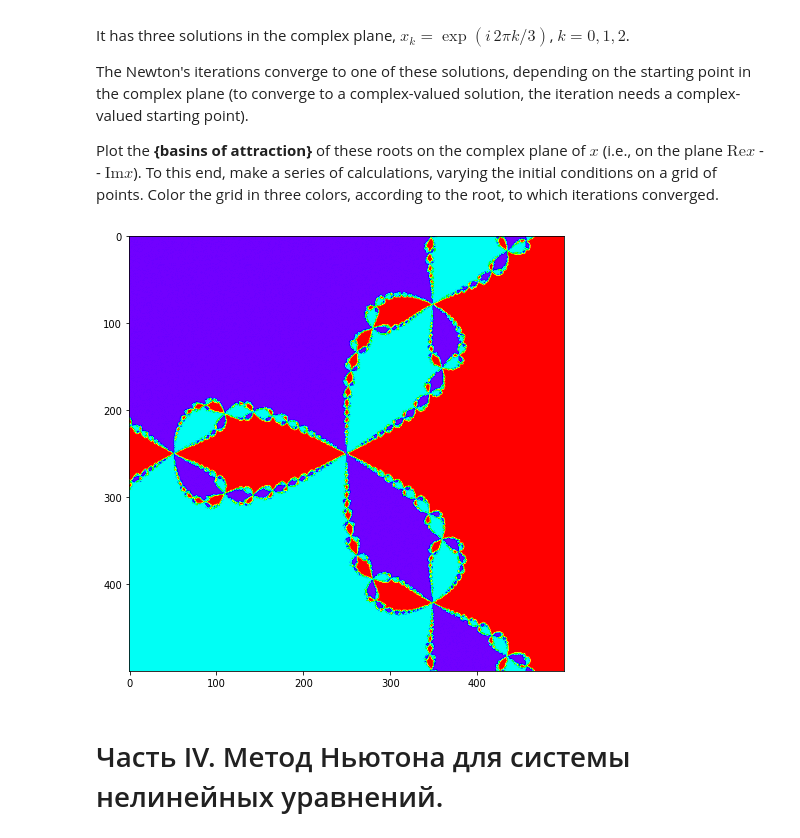
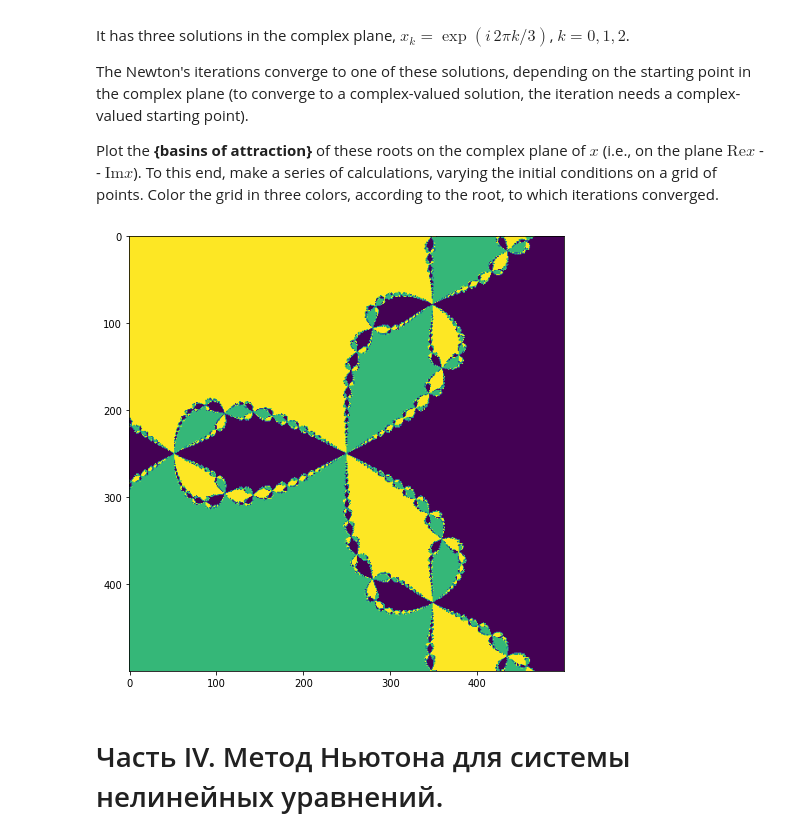
Before and after one commit to nazar-si/calc-phys, a Jupyter notebook: newton_iter.ipynb, the cells around one changed output. Saved outputs shown, nothing was run; the diff lists cells and outputs as text; code cells hidden in the pictures.

```diff
--- a/newton_iter.ipynb
+++ b/newton_iter.ipynb
@@ -190,28 +190,29 @@ The Newton's iterations converge to one of these solutions, depending on the sta
 
 Plot the **{basins of attraction}** of these roots on the complex plane of $x$ (i.e., on the plane $\mathrm{Re}x$ -- $\mathrm{Im}x$). To this end, make a series of calculations, varying the initial conditions on a grid of points. Color the grid in three colors, according to the root, to which iterations converged.
 # %%
-roots=np.exp(np.arange(0,5)*2*np.pi*1j/5)
+roots=np.exp(np.arange(0,4)*2*np.pi*1j/5)
+
 initialReal=np.linspace(-1,1,500)
 initialImag=np.linspace(-1,1,500)
 
 XR,YR=np.meshgrid(initialReal,initialImag)
 initial=XR+1j*YR
 results=np.zeros_like(initial, dtype=float)
 
 f = lambda x: x**3-1
 df = lambda x: 3*x**2
 
 for i in range(results.shape[0]):
     for j in range(results.shape[1]):
         find_root = abs(roots - newton_iteration(f, df, initial[i,j], maxiter=20)[0])
         results[i,j] = np.argmin(find_root)
 
 
-fig, ax1 = plt.subplots(figsize=(8, 8))
-h = plt.imshow(results, cmap="hsv", interpolation="bicubic")
+fig, ax = plt.subplots(figsize=(8, 8))
+plt.imshow(results)
 plt.show()
 # %% [output]
-[figure, old version]
+[figure, new version]
 # %% [markdown]
 # Часть IV. Метод Ньютона для системы нелинейных уравнений.
 # %% [markdown]
```
Also changed, not shown: parts of 2 cells of this notebook.
